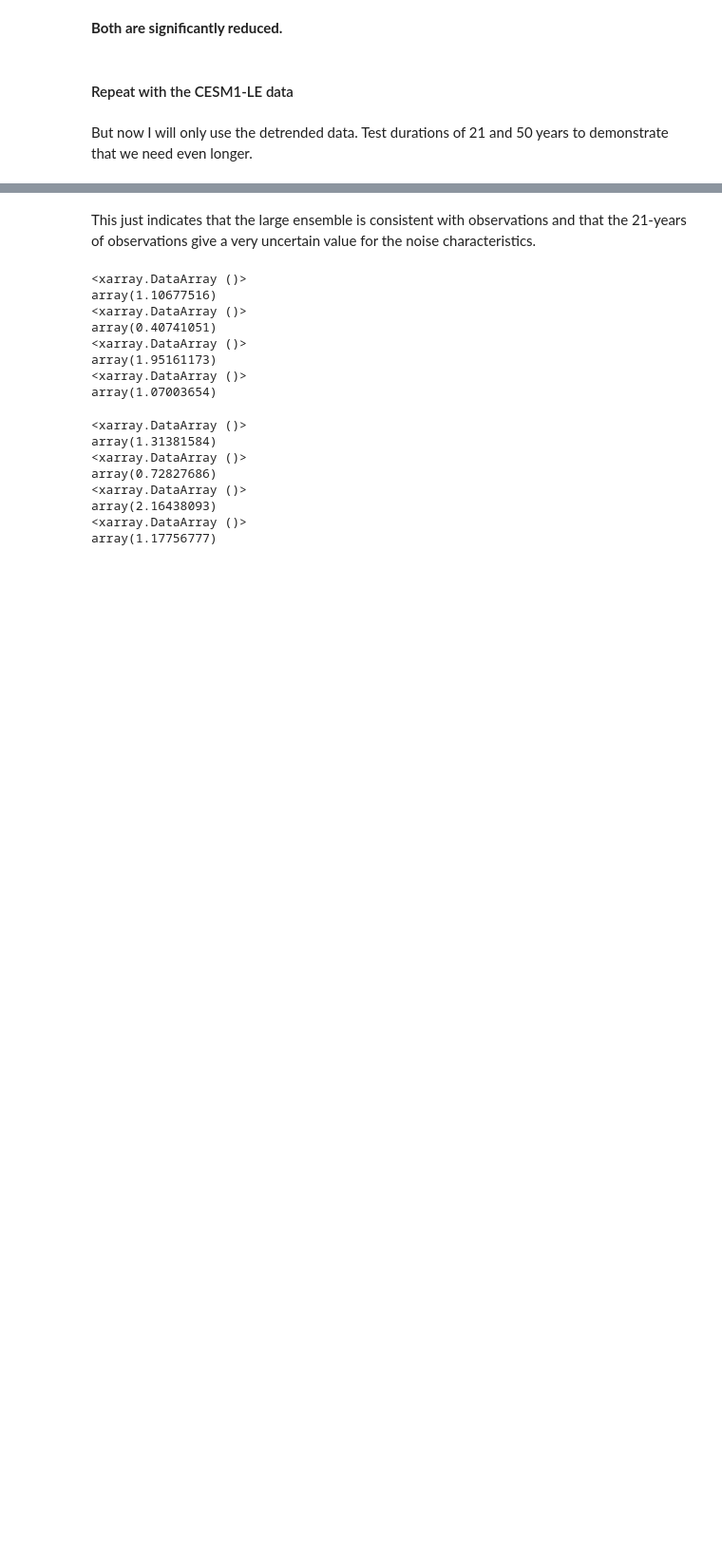
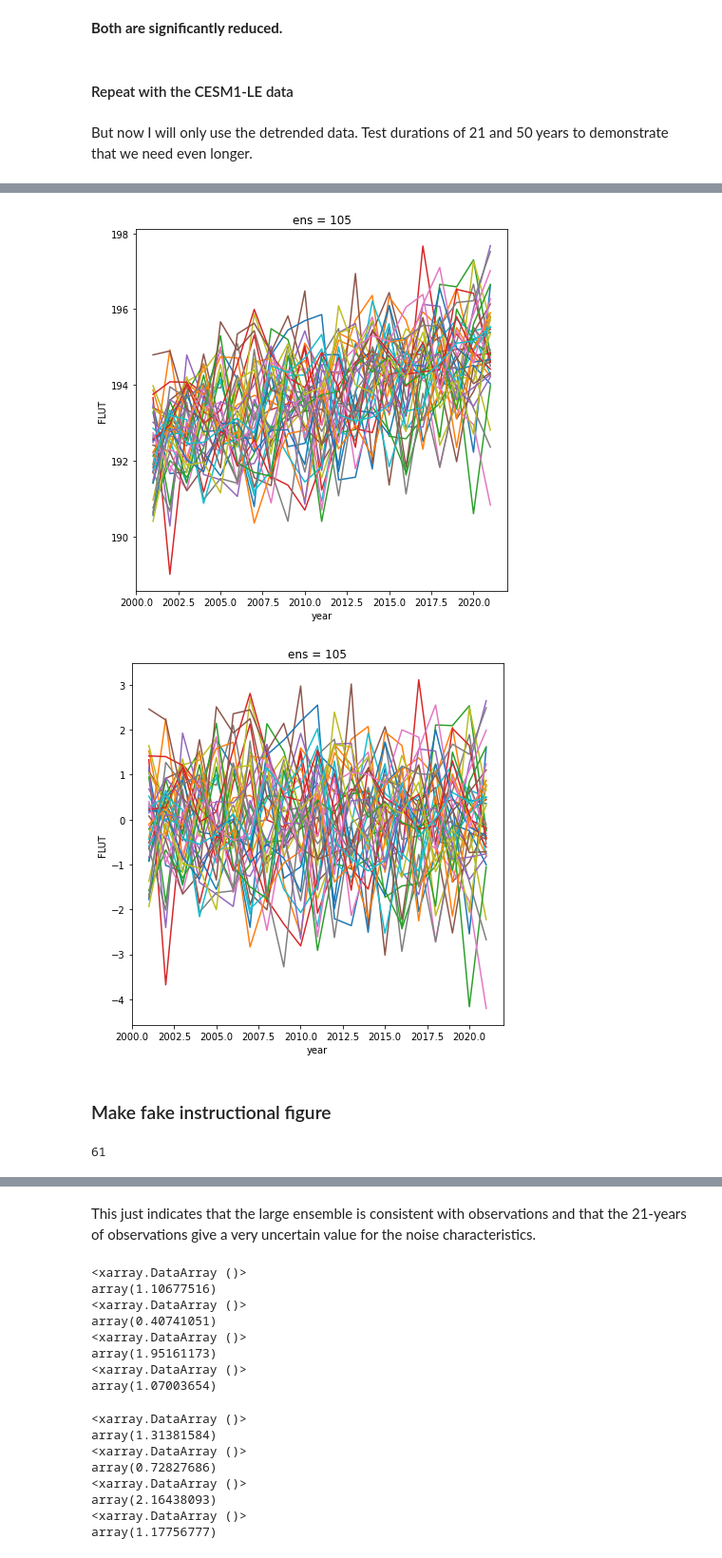
Before and after one commit to jshaw35/spectral_ice, a Jupyter notebook: methods_figures/methodsfig_estimatingvariability.ipynb, the cells around one changed output, grey strips where cells are left out. Shown at 95% size. Drawn from its saved outputs; the diff is of its cells as text; code cells hidden in the pictures; blank space fills up the shorter version.

```diff
--- a/methods_figures/methodsfig_estimatingvariability.ipynb
+++ b/methods_figures/methodsfig_estimatingvariability.ipynb
@@ -221,0 +279,16 @@ lens_stddevs_21 = lens_olr_detrend21.std(dim='year')
+# %%
+fig1,ax1 = plt.subplots(1,1,figsize=(7,7))
+fig2,ax2 = plt.subplots(1,1,figsize=(7,7))
+
+for i,j in zip(lens_olr_ann21,lens_olr_ann21_deforced):
+    i.plot(ax=ax1)
+    j.plot(ax=ax2)
+# %% [output]
+[figure, added]
+[figure, added]
+# %% [markdown]
+### Make fake instructional figure
+# %%
+len(redseries_list)
+# %% [output]
+61
```
Also changed, not shown: parts of 46 cells of this notebook.
